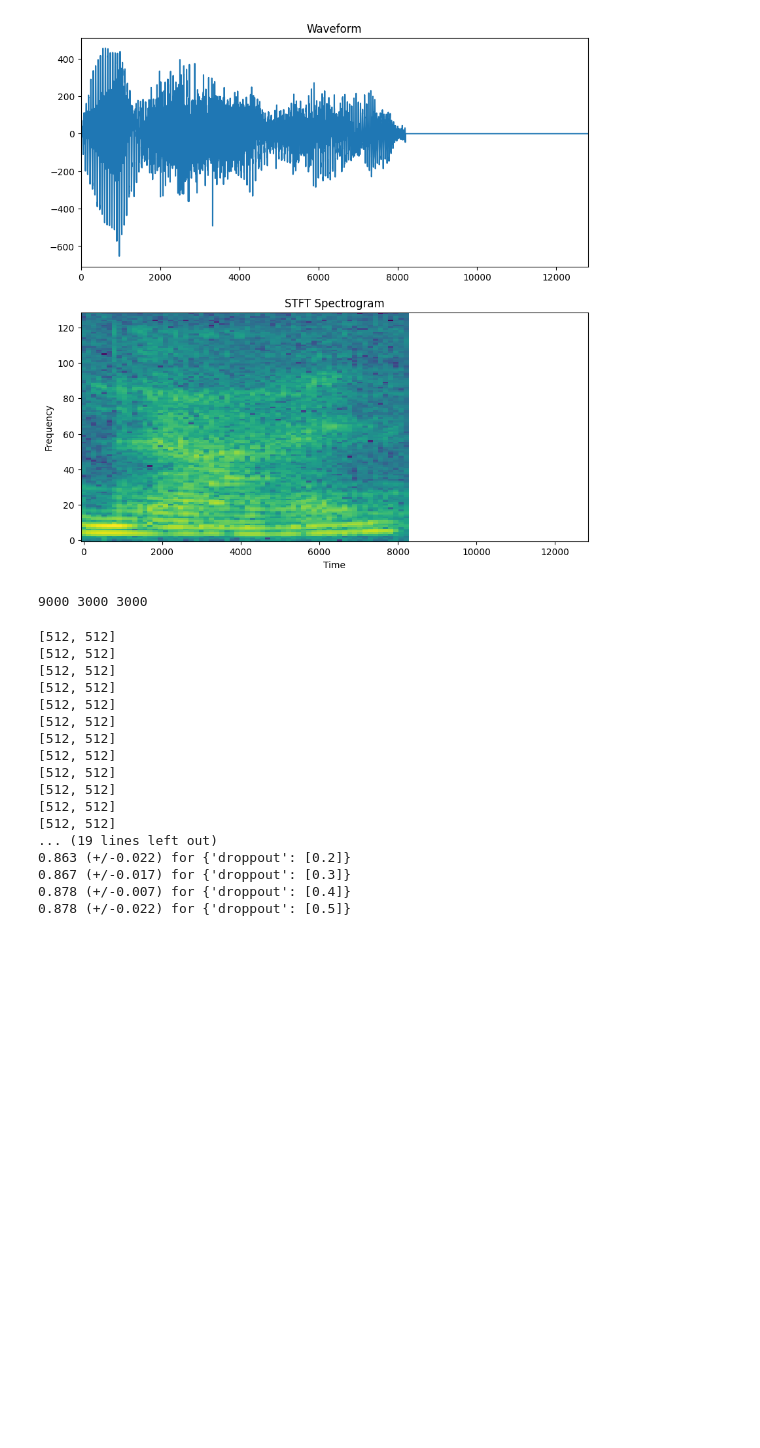
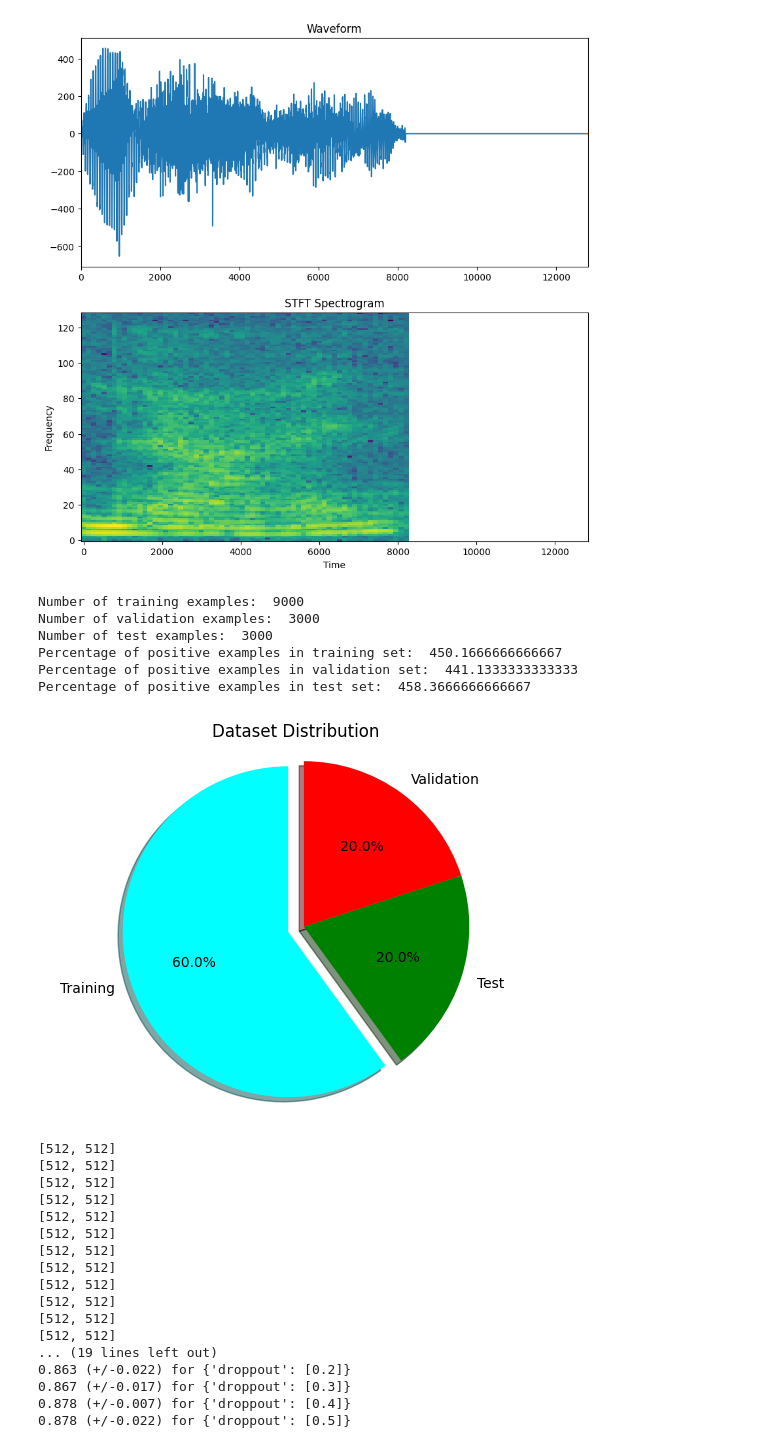
Before and after one commit to LeikRad/TAA_Projects, a Jupyter notebook: project_2/CNN.ipynb, the cells around one changed output. Drawn from its saved outputs; the diff is of its cells as text; code cells hidden in the pictures; blank space fills up the shorter version.

Commit message:
data graph

```diff
--- a/project_2/CNN.ipynb
+++ b/project_2/CNN.ipynb
@@ -412,22 +412,50 @@ plot_spectrogram(spectrogram, axes[1])
 # %%
 # try different spec
 X = np.array([mfcc_spectrogram(x) for x in X])
-# %%
-train_ratio = 0.60
-validation_ratio = 0.20
-test_ratio = 0.20
-
-x_train, x_test, y_train, y_test = train_test_split(X, y, test_size=1 - train_ratio)
-
-x_val, x_test, y_val, y_test = train_test_split(x_test, y_test, test_size=test_ratio/(test_ratio + validation_ratio))
-
-print(len(x_train), len(x_val), len(x_test))
-
-x_train_cur = x_train
-x_val_cur = x_val
-x_test_cur = x_test
-# %% [output]
-9000 3000 3000
+# %%
+train_ratio = 0.60
+validation_ratio = 0.20
+test_ratio = 0.20
+
+x_train, x_test, y_train, y_test = train_test_split(X, y, test_size=1 - train_ratio)
+
+x_val, x_test, y_val, y_test = train_test_split(x_test, y_test, test_size=test_ratio/(test_ratio + validation_ratio))
+
+x_train_cur = x_train
+x_val_cur = x_val
+x_test_cur = x_test
+
+print("Number of training examples: ", len(y_train))
+print("Number of validation examples: ", len(y_val))
+print("Number of test examples: ", len(y_test))
+
+# get percentage of positive examples in each set
+print("Percentage of positive examples in training set: ", np.sum(y_train)/len(y_train)*100)
+print("Percentage of positive examples in validation set: ", np.sum(y_val)/len(y_val)*100)
+print("Percentage of positive examples in test set: ", np.sum(y_test)/len(y_test)*100)
+
+# percentage
+train_percentage = len(y_train)/len(y)*100
+val_percentage = len(y_val)/len(y)*100
+test_percentage = len(y_test)/len(y)*100
+
+labels = 'Training', 'Test', 'Validation'
+sizes = [train_percentage, test_percentage, val_percentage]
+colors = ['cyan', 'green', 'red']
+explode = (0.1, 0, 0)  # only "explode" the 1st slice (training)
+
+plt.pie(sizes, explode=explode, labels=labels, colors=colors, autopct='%1.1f%%', shadow=True, startangle=90)
+plt.axis('equal')  # Equal aspect ratio ensures that pie is drawn as a circle.
+plt.title('Dataset Distribution')
+plt.show()
+# %% [output]
+Number of training examples:  9000
+Number of validation examples:  3000
+Number of test examples:  3000
+Percentage of positive examples in training set:  450.1666666666667
+Percentage of positive examples in validation set:  441.1333333333333
+Percentage of positive examples in test set:  458.3666666666667
+[figure, added]
 # %%
 # Neural Network (NN) with multiple hidden layers
 def network_builder(hidden_dimensions, droppout, input_dim):
```
Also changed, not shown: 1 other file.
